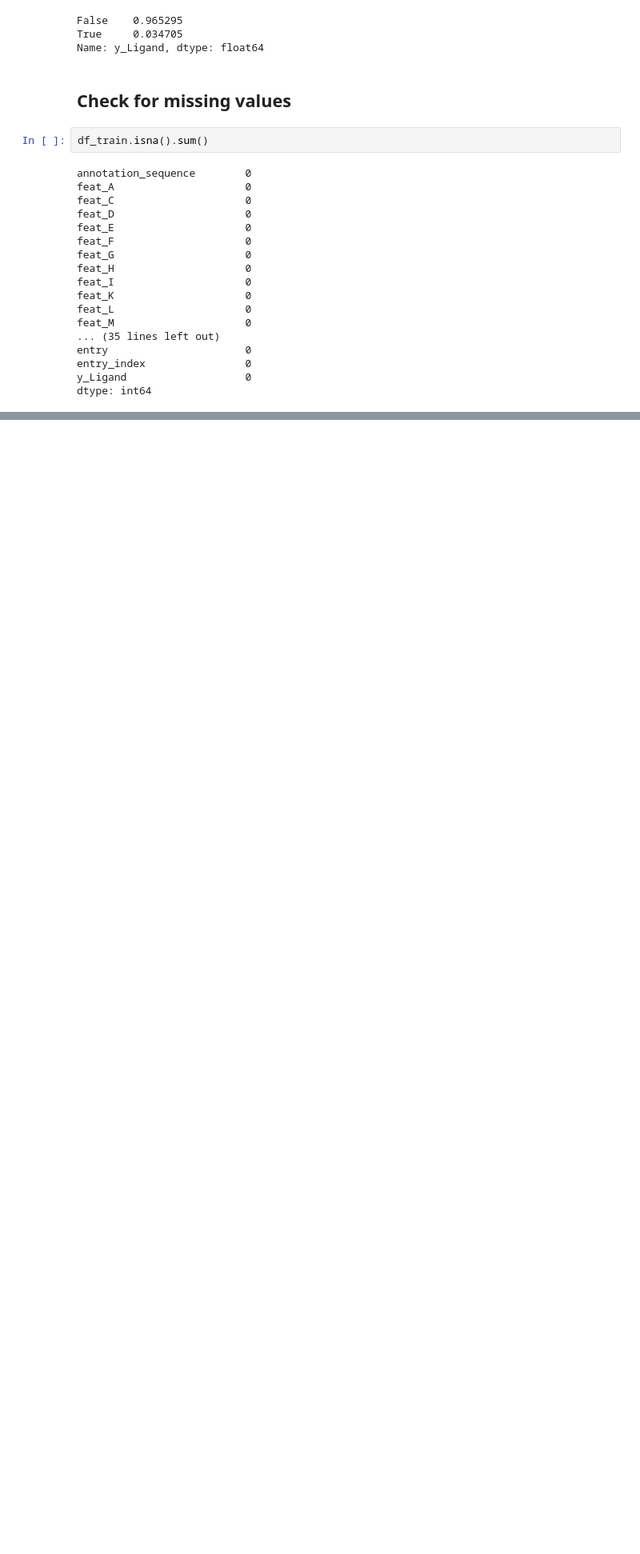
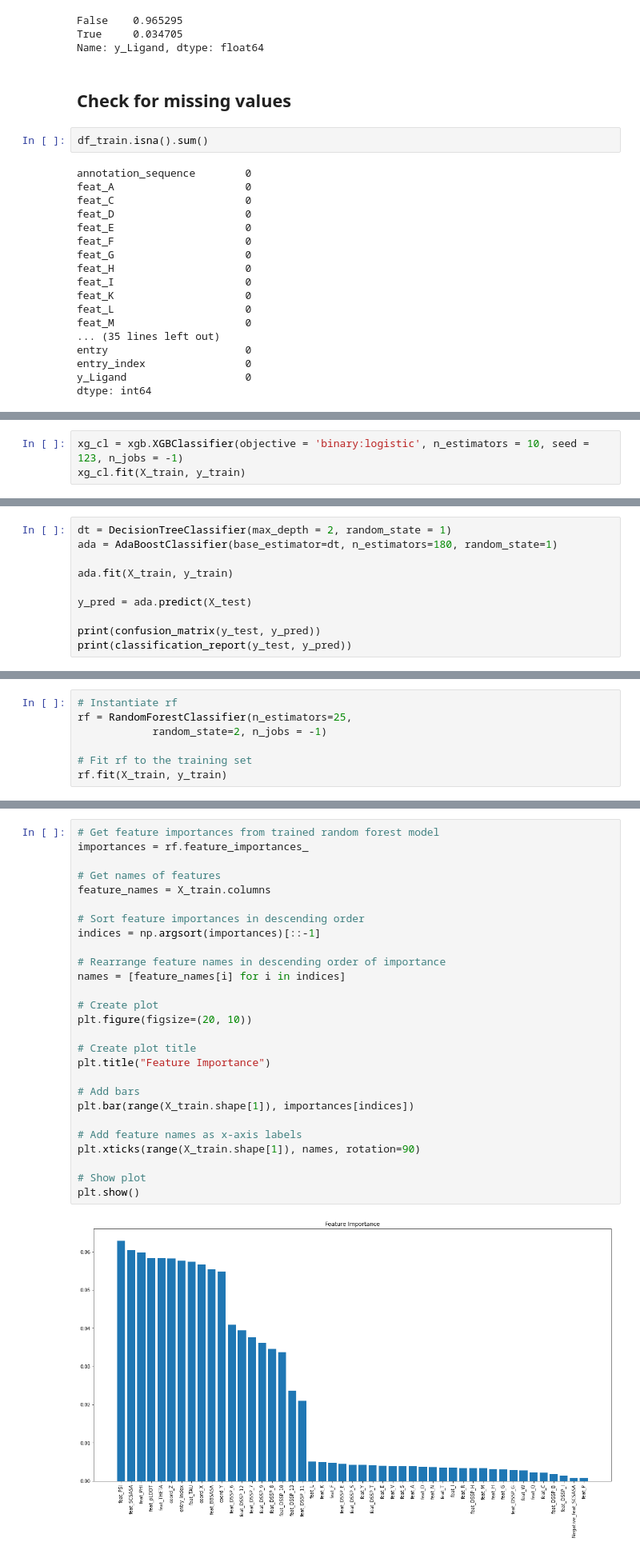
Before and after one commit to Peter-Hou/Predicting-Drug-Binding-Sites-in-Human-Proteins, a Jupyter notebook: model building/Predicting_Drug_Binding_Sites_in_Human_Proteins.ipynb, the cells around one changed output, grey strips where cells are left out. Shown: that part at 80% size. Drawn from its saved outputs; the diff is of its cells as text; blank space fills up the shorter version.

```diff
--- a/model building/Predicting_Drug_Binding_Sites_in_Human_Proteins.ipynb
+++ b/model building/Predicting_Drug_Binding_Sites_in_Human_Proteins.ipynb
@@ -526,0 +875,3 @@ Build Pipeline
+# %%
+xg_cl = xgb.XGBClassifier(objective = 'binary:logistic', n_estimators = 10, seed = 123, n_jobs = -1)
+xg_cl.fit(X_train, y_train)
@@ -526,0 +931,10 @@ Build Pipeline
+# %%
+dt = DecisionTreeClassifier(max_depth = 2, random_state = 1)
+ada = AdaBoostClassifier(base_estimator=dt, n_estimators=180, random_state=1)
+
+ada.fit(X_train, y_train)
+
+y_pred = ada.predict(X_test)
+
+print(confusion_matrix(y_test, y_pred))
+print(classification_report(y_test, y_pred))
@@ -526,0 +954,7 @@ Build Pipeline
+# %%
+# Instantiate rf
+rf = RandomForestClassifier(n_estimators=25,
+            random_state=2, n_jobs = -1)
+
+# Fit rf to the training set
+rf.fit(X_train, y_train)
@@ -526,0 +965,29 @@ Build Pipeline
+# %%
+# Get feature importances from trained random forest model
+importances = rf.feature_importances_
+
+# Get names of features
+feature_names = X_train.columns
+
+# Sort feature importances in descending order
+indices = np.argsort(importances)[::-1]
+
+# Rearrange feature names in descending order of importance
+names = [feature_names[i] for i in indices]
+
+# Create plot
+plt.figure(figsize=(20, 10))
+
+# Create plot title
+plt.title("Feature Importance")
+
+# Add bars
+plt.bar(range(X_train.shape[1]), importances[indices])
+
+# Add feature names as x-axis labels
+plt.xticks(range(X_train.shape[1]), names, rotation=90)
+
+# Show plot
+plt.show()
+# %% [output]
+[figure, added]
```
Also changed, not shown: parts of 131 cells of this notebook.
